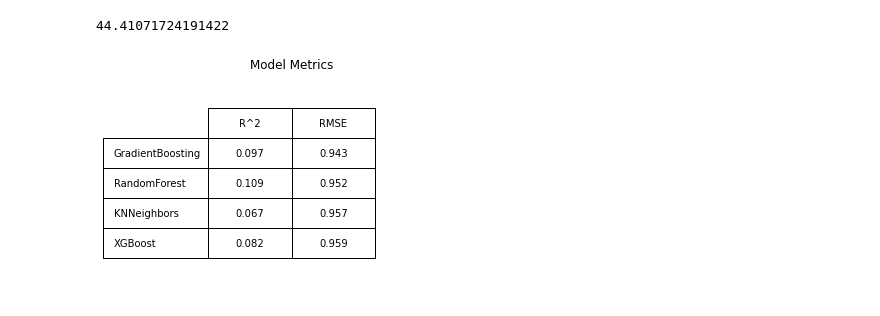
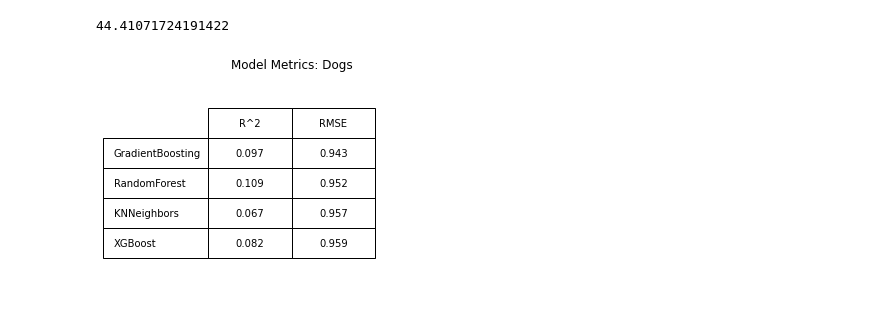
Before and after one commit to JessicaELewis/Pet-Adoptions, a Jupyter notebook: Step 4 - Preprocessing & Training Dogs.ipynb, the cells around one changed output. Drawn from its saved outputs; the diff is of its cells as text; code cells hidden in the pictures.

```diff
--- a/Step 4 - Preprocessing & Training Dogs.ipynb
+++ b/Step 4 - Preprocessing & Training Dogs.ipynb
@@ -522,31 +522,31 @@ std_test
 # %%
 model_scores_test = model_scores.drop(columns=['CV Train','RMSE Train']).rename(columns={'CV Test':'R^2', 'RMSE Test':'RMSE'})
 
 #standardize the RMSE by dividing it by the standard deviation of y_test
 model_scores_test['RMSE'] = model_scores_test['RMSE']/std_test
 
 #sort scores by lowest RMSE
 model_scores_test.sort_values(by='RMSE', inplace=True)
 
 fig, ax = plt.subplots()
 
 fig.patch.set_visible(False)
 ax.axis('off')
 
 table = ax.table(
     cellText=np.round(model_scores_test.values,3),
     colLabels=model_scores_test.columns,
     rowLabels=model_scores_test.index,
     loc='center',
     cellLoc='center'
 )
 
 table.scale(.5, 2.5)
 
-plt.title('Model Metrics')
+plt.title('Model Metrics: Dogs')
 
 plt.show()
 
 fig.savefig('assets/dogs_model_metrics.png', bbox_inches="tight")
 # %% [output]
-[figure, old version]
+[figure, new version]
```
